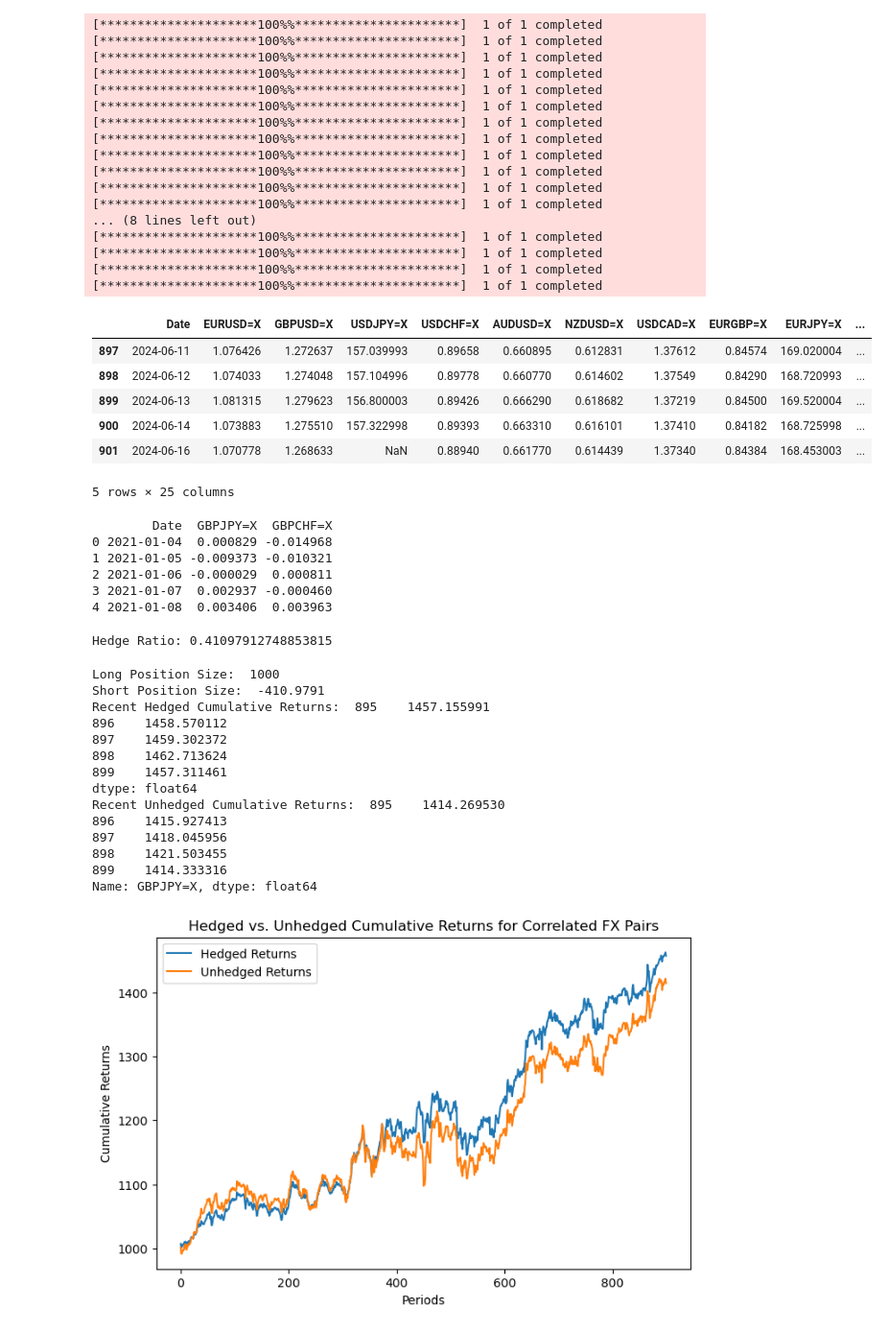
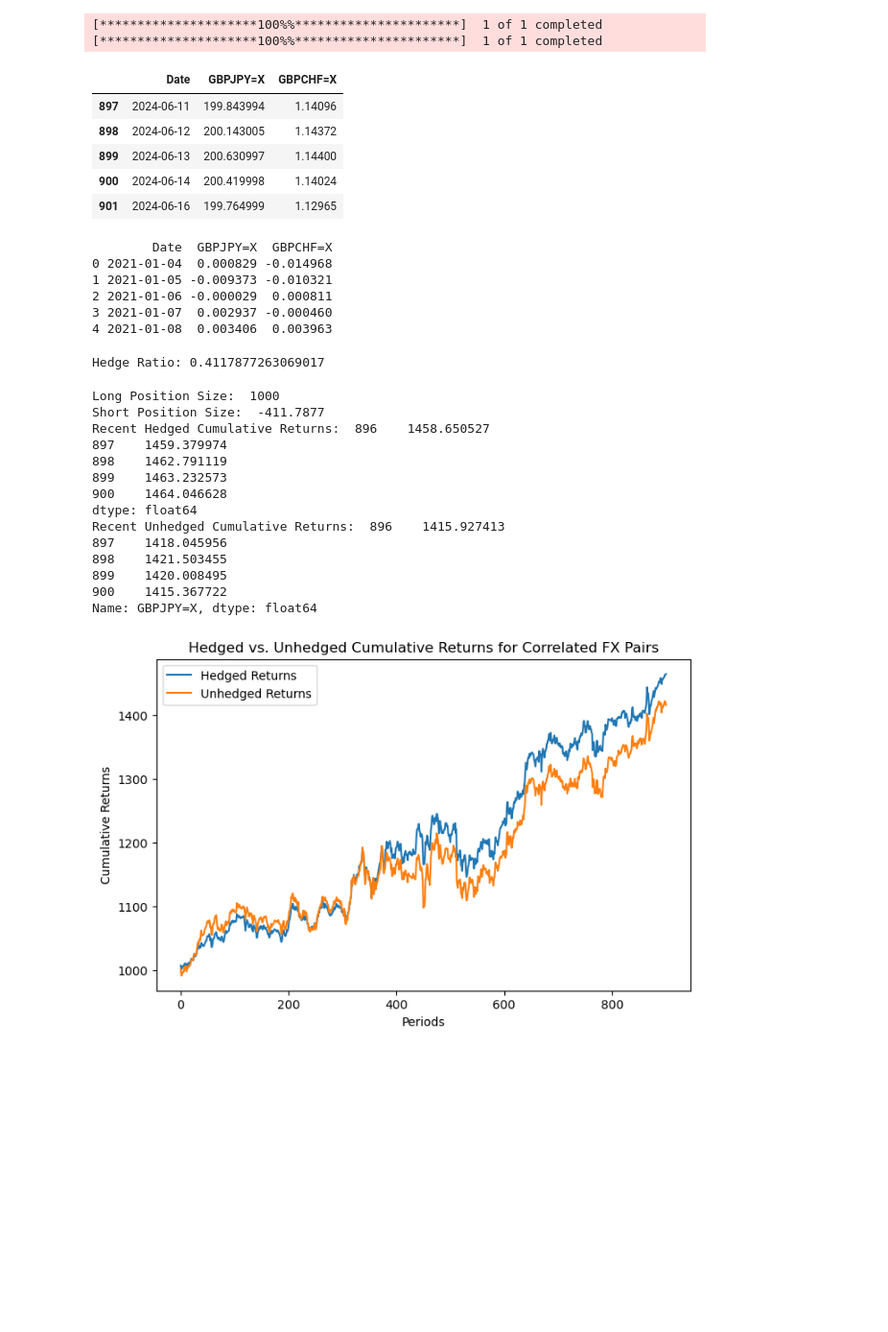
Before and after one commit to mburley127/FXHedging, a Jupyter notebook: FX_DirectHedging/FX_Direct_Hedge.ipynb, the cells around one changed output. Shown at 96% size. Drawn from its saved outputs; the diff is of its cells as text; code cells hidden in the pictures; blank space fills up the shorter version.

Commit message:
Pairs updated

```diff
--- a/FX_DirectHedging/FX_Direct_Hedge.ipynb
+++ b/FX_DirectHedging/FX_Direct_Hedge.ipynb
@@ -11,56 +11,40 @@ warnings.filterwarnings("ignore")
 # %%
 ### Function to Import Rate Data
 def import_fx_data(tickers, start_date):
     data = pd.DataFrame()
     if isinstance(tickers, str):
         tickers = [tickers]
 
     for ticker in tickers:
         data[ticker] = yf.download(ticker, start = start_date)['Adj Close']
 
     # Reset index to make headings in the same row
     data.reset_index(inplace = True)
     # Convert values in date col to dt
     data['Date'] = pd.to_datetime(data['Date'])
 
     return data
 
 ### Call Function to Load in Rate Data
 all_forex_pairs = [
     'EURUSD=X', 'GBPUSD=X', 'USDJPY=X', 'USDCHF=X', 'AUDUSD=X', 'NZDUSD=X',
     'USDCAD=X', 'EURGBP=X', 'EURJPY=X', 'EURCHF=X', 'EURAUD=X', 'EURNZD=X',
     'EURCAD=X', 'GBPAUD=X', 'GBPJPY=X', 'GBPCHF=X', 'AUDJPY=X', 'AUDCHF=X',
     'AUDNZD=X', 'NZDJPY=X', 'NZDCHF=X', 'CADJPY=X', 'CADCHF=X', 'CHFJPY=X'
 ]
 forex_pairs = ['GBPJPY=X', 'GBPCHF=X']
 start_date = '2021-01-01'
-forex_data = import_fx_data(all_forex_pairs, start_date)
+forex_data = import_fx_data(forex_pairs, start_date)
 forex_data.tail()
 # %% [output]
 [*********************100%%**********************]  1 of 1 completed
 [*********************100%%**********************]  1 of 1 completed
-[*********************100%%**********************]  1 of 1 completed
-[*********************100%%**********************]  1 of 1 completed
-[*********************100%%**********************]  1 of 1 completed
-[*********************100%%**********************]  1 of 1 completed
-[*********************100%%**********************]  1 of 1 completed
-[*********************100%%**********************]  1 of 1 completed
-[*********************100%%**********************]  1 of 1 completed
-[*********************100%%**********************]  1 of 1 completed
-[*********************100%%**********************]  1 of 1 completed
-[*********************100%%**********************]  1 of 1 completed
-... (8 lines left out)
-[*********************100%%**********************]  1 of 1 completed
-[*********************100%%**********************]  1 of 1 completed
-[*********************100%%**********************]  1 of 1 completed
-[*********************100%%**********************]  1 of 1 completed
-|  | Date | EURUSD=X | GBPUSD=X | USDJPY=X | USDCHF=X | AUDUSD=X | NZDUSD=X | USDCAD=X | EURGBP=X | EURJPY=X | ... |
-| 897 | 2024-06-11 | 1.076426 | 1.272637 | 157.039993 | 0.89658 | 0.660895 | 0.612831 | 1.37612 | 0.84574 | 169.020004 | ... |
-| 898 | 2024-06-12 | 1.074033 | 1.274048 | 157.104996 | 0.89778 | 0.660770 | 0.614602 | 1.37549 | 0.84290 | 168.720993 | ... |
-| 899 | 2024-06-13 | 1.081315 | 1.279623 | 156.800003 | 0.89426 | 0.666290 | 0.618682 | 1.37219 | 0.84500 | 169.520004 | ... |
-| 900 | 2024-06-14 | 1.073883 | 1.275510 | 157.322998 | 0.89393 | 0.663310 | 0.616101 | 1.37410 | 0.84182 | 168.725998 | ... |
-| 901 | 2024-06-16 | 1.070778 | 1.268633 | NaN | 0.88940 | 0.661770 | 0.614439 | 1.37340 | 0.84384 | 168.453003 | ... |
+|  | Date | GBPJPY=X | GBPCHF=X |
+| 897 | 2024-06-11 | 199.843994 | 1.14096 |
+| 898 | 2024-06-12 | 200.143005 | 1.14372 |
+| 899 | 2024-06-13 | 200.630997 | 1.14400 |
+| 900 | 2024-06-14 | 200.419998 | 1.14024 |
+| 901 | 2024-06-16 | 199.764999 | 1.12965 |
-5 rows × 25 columns
 # %%
 ### Plot FX Rate Data
 def plot_forex(df, forex_pairs):
@@ -123,7 +107,7 @@ def compute_hedge_ratio(pairs, returns):
 hedge_ratio = compute_hedge_ratio(forex_pairs, daily_returns)
 print("Hedge Ratio:", hedge_ratio)
 # %% [output]
-Hedge Ratio: 0.41097912748853815
+Hedge Ratio: 0.4117877263069017
 # %%
 ### Define and Calculate Hedged and Unhedged Returns
 def calculate_hedged_unhedged(long_pos, pairs, returns, hedge_ratio):
@@ -155,18 +139,18 @@ print("Recent Hedged Cumulative Returns: ", hedged_cumulative_rets.tail(5))
 print("Recent Unhedged Cumulative Returns: ", unhedged_cumulative_rets.tail(5))
 # %% [output]
 Long Position Size:  1000
-Short Position Size:  -410.9791
-Recent Hedged Cumulative Returns:  895    1457.155991
-896    1458.570112
-897    1459.302372
-898    1462.713624
-899    1457.311461
+Short Position Size:  -411.7877
+Recent Hedged Cumulative Returns:  896    1458.650527
+897    1459.379974
+898    1462.791119
+899    1463.232573
+900    1464.046628
 dtype: float64
-Recent Unhedged Cumulative Returns:  895    1414.269530
-896    1415.927413
+Recent Unhedged Cumulative Returns:  896    1415.927413
 897    1418.045956
 898    1421.503455
-899    1414.333316
+899    1420.008495
+900    1415.367722
 Name: GBPJPY=X, dtype: float64
 # %%
 ### Plot Hedged vs. Unhedged Returns
```
Also changed, not shown: parts of 1 cell of this notebook, 1 other file.
